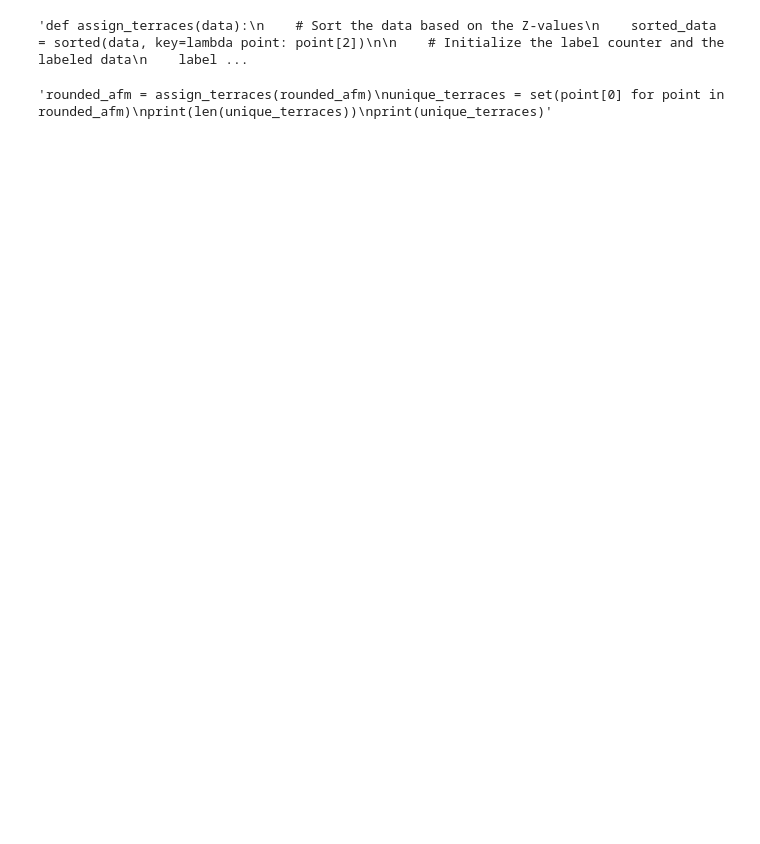
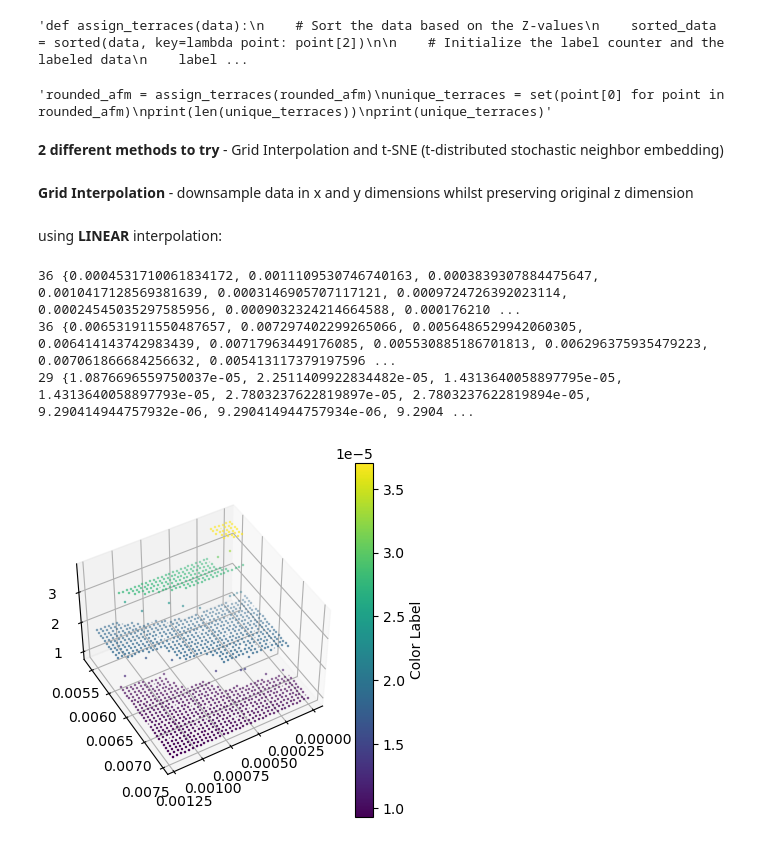
Before and after one commit to st-te/AFML, a Jupyter notebook: AFML_AFM_plot_cluster_downsample_tda.ipynb, the cells around one changed output. Cells and saved outputs as stored; diff of their text form; code cells hidden in the pictures; blank space fills up the shorter version.

Commit message:
Grid interpolation + notes

```diff
--- a/AFML_AFM_plot_cluster_downsample_tda.ipynb
+++ b/AFML_AFM_plot_cluster_downsample_tda.ipynb
@@ -160,3 +160,7 @@ print(len(unique_terraces))
 print(unique_terraces)"""
 # %% [output]
 'rounded_afm = assign_terraces(rounded_afm)\nunique_terraces = set(point[0] for point in rounded_afm)\nprint(len(unique_terraces))\nprint(unique_terraces)'
+# %% [markdown]
+**2 different methods to try** - Grid Interpolation and t-SNE (t-distributed stochastic neighbor embedding)
+# %% [markdown]
+**Grid Interpolation** - downsample data in x and y dimensions whilst preserving original z dimension
@@ -162,0 +211,19 @@ print(unique_terraces)"""
+# %% [markdown]
+using **LINEAR** interpolation:
+# %%
+linear = interpolate_downsample(rounded_afm, 36, 'linear')
+
+unique_x_values_linear = set(point[0] for point in linear)
+unique_y_values_linear = set(point[1] for point in linear)
+unique_z_values_linear = set(point[2] for point in linear)
+
+print(len(unique_x_values_linear), unique_x_values_linear)
+print(len(unique_y_values_linear), unique_y_values_linear)
+print(len(unique_z_values_linear), unique_z_values_linear)
+
+plot_afm_3d(linear)
+# %% [output]
+36 {0.0004531710061834172, 0.0011109530746740163, 0.0003839307884475647, 0.0010417128569381639, 0.0003146905707117121, 0.0009724726392023114, 0.00024545035297585956, 0.0009032324214664588, 0.000176210 ...
+36 {0.006531911550487657, 0.007297402299265066, 0.0056486529942060305, 0.006414143742983439, 0.00717963449176085, 0.005530885186701813, 0.006296375935479223, 0.007061866684256632, 0.005413117379197596 ...
+29 {1.0876696559750037e-05, 2.2511409922834482e-05, 1.4313640058897795e-05, 1.4313640058897793e-05, 2.7803237622819897e-05, 2.7803237622819894e-05, 9.290414944757932e-06, 9.290414944757934e-06, 9.2904 ...
+[figure, added]
```
Also changed, not shown: parts of 13 cells of this notebook, 1 other file.
